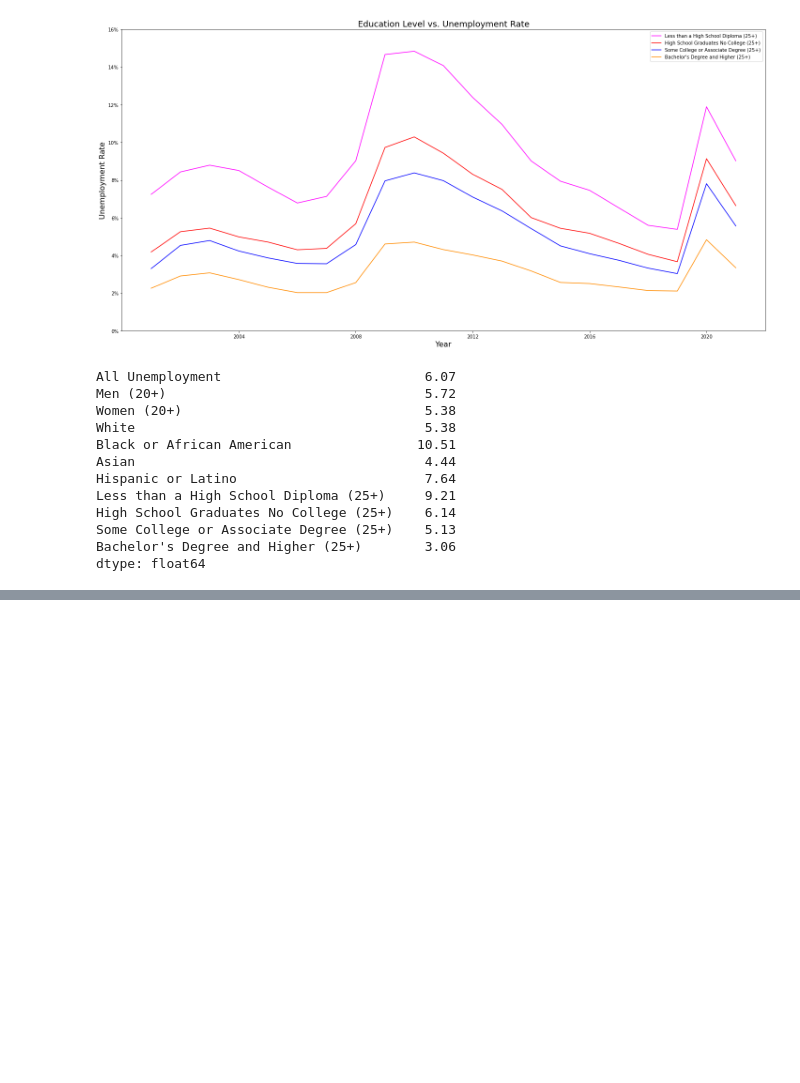
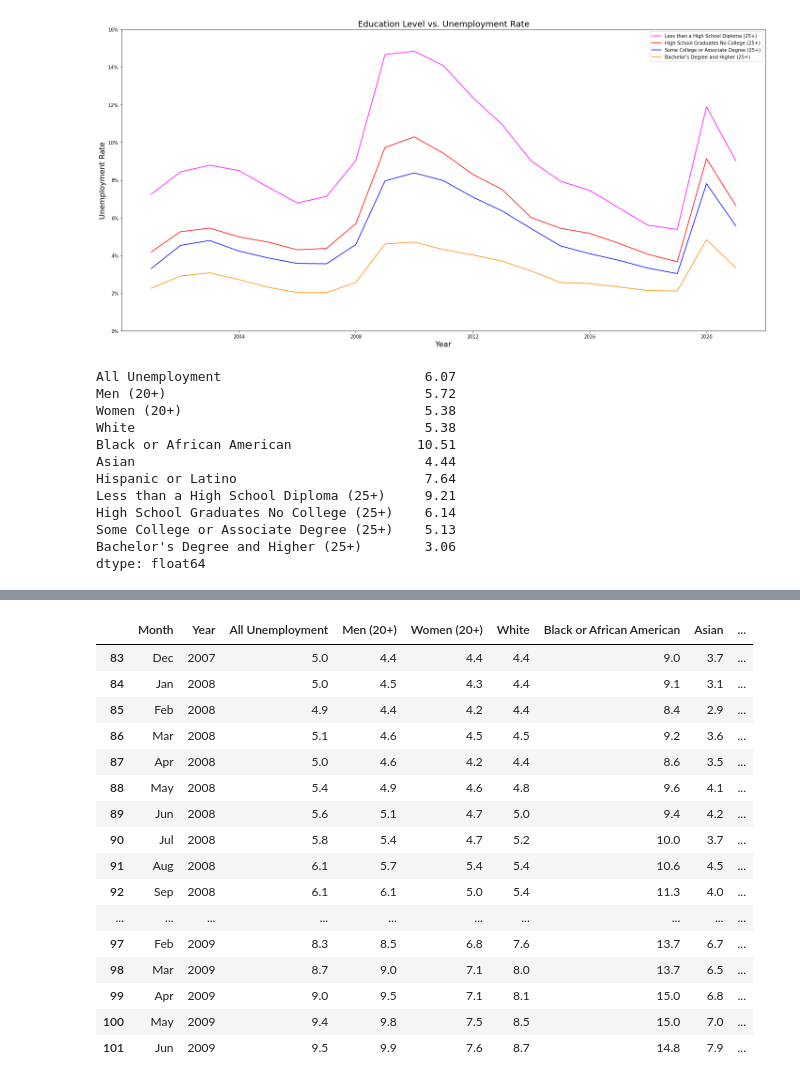
Before and after one commit to EpohDespair/Project-1, a Jupyter notebook: project1.ipynb, the cells around one changed output, grey strips where cells are left out. Drawn from its saved outputs; the diff is of its cells as text; code cells hidden in the pictures; blank space fills up the shorter version.

```diff
--- a/project1.ipynb
+++ b/project1.ipynb
@@ -40,8 +40,8 @@ project1_table_raw
 249 rows × 13 columns
 # %%
 # Remove Month column and find average
-project1_table_raw = project1_table_raw.drop(['Month'], axis=1)
-project1_table_raw.head()
+project1_table_raw_1 = project1_table_raw.drop(['Month'], axis=1)
+project1_table_raw_1.head()
 # %% [output]
 |  | Year | All Unemployment | Men (20+) | Women (20+) | White | Black or African American | Asian | ... |
 | 0 | 2001 | 4.2 | 3.6 | 3.6 | 3.6 | 8.2 | 0.0 | ... |
@@ -210,6 +210,7 @@ Bachelor's Degree and Higher (25+)        3.06
 dtype: float64
 # %%
 # Chi Square test for Education
+pd.options.display.float_format = '{:.2f}'.format
 
 # create df of expected and observed
 #create list of avgs for all variablesa
@@ -224,7 +225,7 @@ observed_ed = pd.Series([project1_table_year["Less than a High School Diploma (2
 observed_ed_df = pd.DataFrame([observed_ed]).T
 
 # put variables in expected
-observed_ed_df[1]= 5.5
+observed_ed_df[1]= project1_table_year["All Unemployment"].mean()
 
 #name columns
 observed_ed_df.columns = ["observed","expected"]
@@ -232,7 +233,7 @@ observed_ed_df.columns = ["observed","expected"]
 print(observed_ed_df)
 print('...............................')
 # critical value
-critical_value = st.chi2.ppf(q = 0.95, df = 3)
+critical_value = round(st.chi2.ppf(q = 0.95, df = 3),2)
 print('critical value:', critical_value)
 
 
@@ -319,0 +404,31 @@ Power_divergenceResult(statistic=5.607136020700835, pvalue=0.13236928645130078)
+# %%
+# Chi Square test for Education dot com
+pd.options.display.float_format = '{:.2f}'.format
+
+# create df of expected and observed
+#create list of avgs for all variables
+observed_ed_dc = pd.Series([dot_com["Less than a High School Diploma (25+)"].mean(),
+                         dot_com["High School Graduates No College (25+)"].mean(),
+                         dot_com["Some College or Associate Degree (25+)"].mean(),
+                         dot_com["Bachelor's Degree and Higher (25+)"].mean()],
+                         index =["Less than a High School Diploma (25+)", "High School Graduates No College (25+)",
+                                 "Some College or Associate Degree (25+)", "Bachelor's Degree and Higher (25+)"])
+
+
+observed_ed_dc_df = pd.DataFrame([observed_ed_dc]).T
+
+# put variables in expected
+observed_ed_dc_df[1]= project1_table_year["All Unemployment"].mean()
+
+#name columns
+observed_ed_dc_df.columns = ["observed","expected"]
+
+print(observed_ed_dc_df)
+print('...............................')
+# critical value
+critical_value = round(st.chi2.ppf(q = 0.95, df = 3),2)
+print('critical value:', critical_value)
+
+
+# chi square code
+st.chisquare(observed_ed_dc_df['observed'], observed_ed_dc_df['expected'])
@@ -319,0 +444,22 @@ Power_divergenceResult(statistic=5.607136020700835, pvalue=0.13236928645130078)
+# %%
+# great recession
+great_rec = project1_table_raw.iloc[83:102, :]
+great_rec
+# %% [output]
+|  | Month | Year | All Unemployment | Men (20+) | Women (20+) | White | Black or African American | Asian | ... |
+| 83 | Dec | 2007 | 5.0 | 4.4 | 4.4 | 4.4 | 9.0 | 3.7 | ... |
+| 84 | Jan | 2008 | 5.0 | 4.5 | 4.3 | 4.4 | 9.1 | 3.1 | ... |
+| 85 | Feb | 2008 | 4.9 | 4.4 | 4.2 | 4.4 | 8.4 | 2.9 | ... |
+| 86 | Mar | 2008 | 5.1 | 4.6 | 4.5 | 4.5 | 9.2 | 3.6 | ... |
+| 87 | Apr | 2008 | 5.0 | 4.6 | 4.2 | 4.4 | 8.6 | 3.5 | ... |
+| 88 | May | 2008 | 5.4 | 4.9 | 4.6 | 4.8 | 9.6 | 4.1 | ... |
+| 89 | Jun | 2008 | 5.6 | 5.1 | 4.7 | 5.0 | 9.4 | 4.2 | ... |
+| 90 | Jul | 2008 | 5.8 | 5.4 | 4.7 | 5.2 | 10.0 | 3.7 | ... |
+| 91 | Aug | 2008 | 6.1 | 5.7 | 5.4 | 5.4 | 10.6 | 4.5 | ... |
+| 92 | Sep | 2008 | 6.1 | 6.1 | 5.0 | 5.4 | 11.3 | 4.0 | ... |
+| ... | ... | ... | ... | ... | ... | ... | ... | ... | ... |
+| 97 | Feb | 2009 | 8.3 | 8.5 | 6.8 | 7.6 | 13.7 | 6.7 | ... |
+| 98 | Mar | 2009 | 8.7 | 9.0 | 7.1 | 8.0 | 13.7 | 6.5 | ... |
+| 99 | Apr | 2009 | 9.0 | 9.5 | 7.1 | 8.1 | 15.0 | 6.8 | ... |
+| 100 | May | 2009 | 9.4 | 9.8 | 7.5 | 8.5 | 15.0 | 7.0 | ... |
+| 101 | Jun | 2009 | 9.5 | 9.9 | 7.6 | 8.7 | 14.8 | 7.9 | ... |
```
Also changed, not shown: parts of 15 cells of this notebook.
